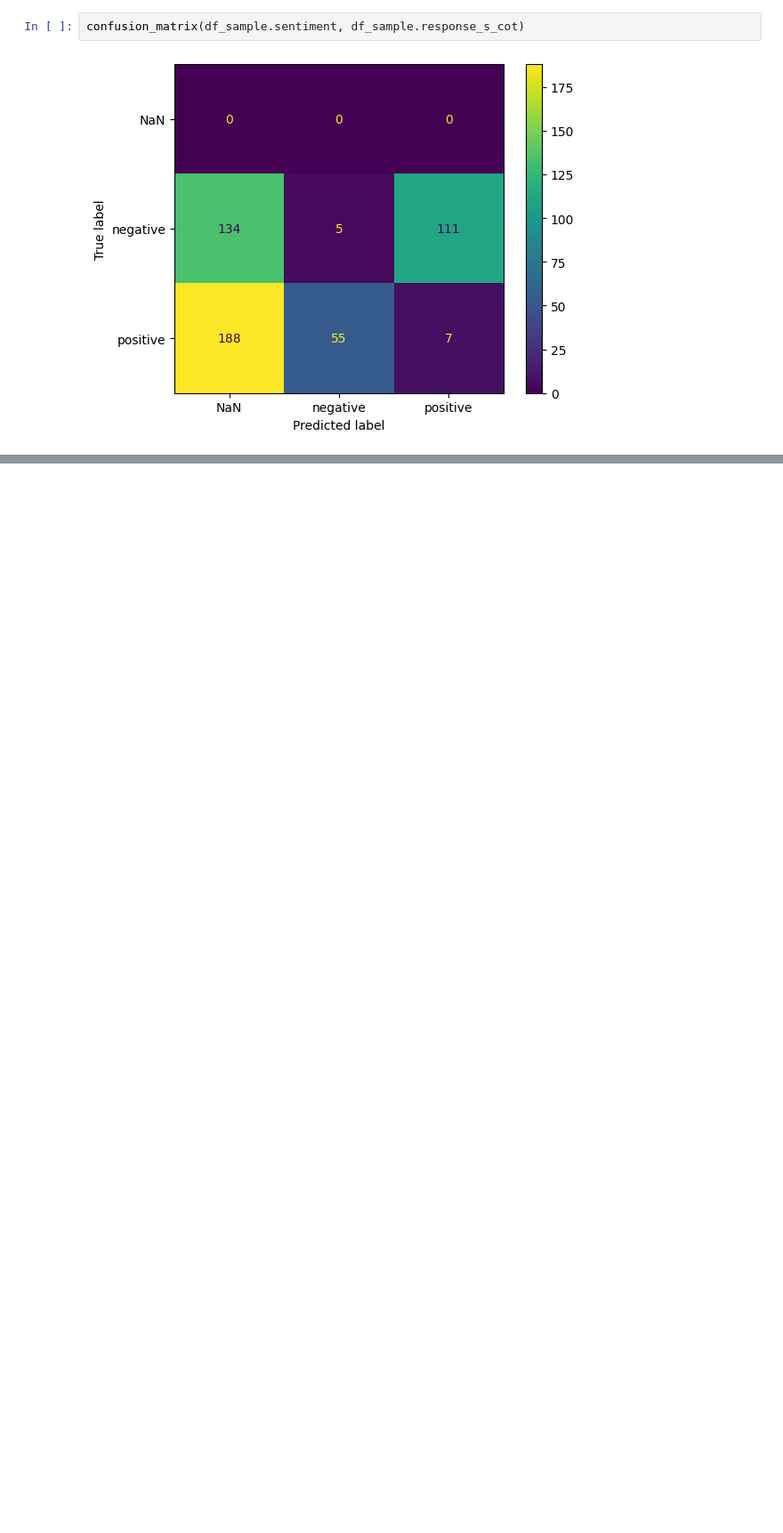
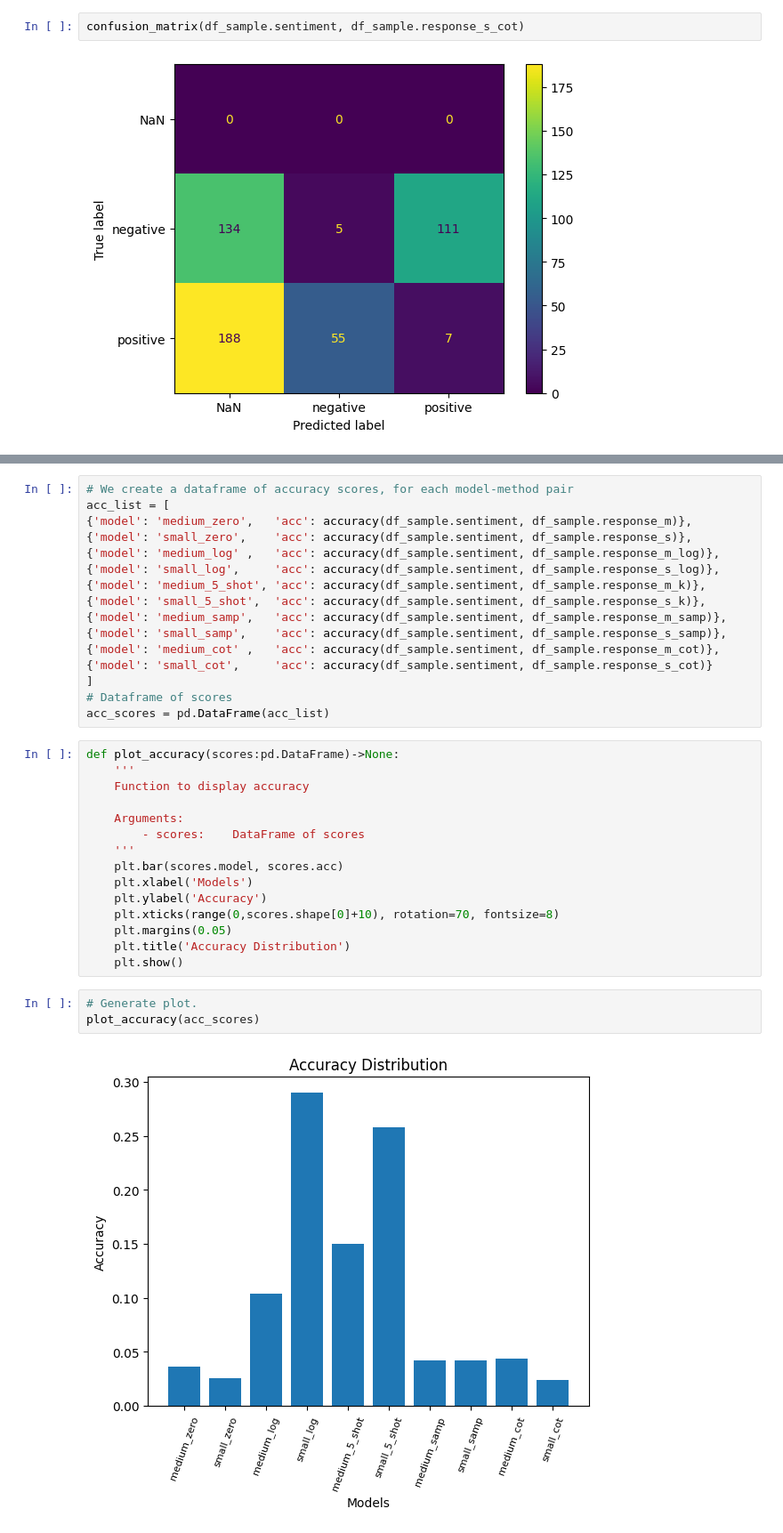
Before and after one commit to camilothorne/sentiment_analysis_w_llms, a Jupyter notebook: notebook/analysis_notebook.ipynb, the cells around one changed output, grey strips where cells are left out. Shown at 89% size. Cells and saved outputs as stored; diff of their text form; blank space fills up the shorter version.

Commit message:
Added appendix with additional plots

```diff
--- a/notebook/analysis_notebook.ipynb
+++ b/notebook/analysis_notebook.ipynb
@@ -1181,0 +1194,36 @@ confusion_matrix(df_sample.sentiment, df_sample.response_s_cot)
+# %%
+# We create a dataframe of accuracy scores, for each model-method pair
+acc_list = [
+{'model': 'medium_zero',   'acc': accuracy(df_sample.sentiment, df_sample.response_m)},
+{'model': 'small_zero',    'acc': accuracy(df_sample.sentiment, df_sample.response_s)},
+{'model': 'medium_log' ,   'acc': accuracy(df_sample.sentiment, df_sample.response_m_log)},
+{'model': 'small_log',     'acc': accuracy(df_sample.sentiment, df_sample.response_s_log)},
+{'model': 'medium_5_shot', 'acc': accuracy(df_sample.sentiment, df_sample.response_m_k)},
+{'model': 'small_5_shot',  'acc': accuracy(df_sample.sentiment, df_sample.response_s_k)},
+{'model': 'medium_samp',   'acc': accuracy(df_sample.sentiment, df_sample.response_m_samp)},
+{'model': 'small_samp',    'acc': accuracy(df_sample.sentiment, df_sample.response_s_samp)},
+{'model': 'medium_cot' ,   'acc': accuracy(df_sample.sentiment, df_sample.response_m_cot)},
+{'model': 'small_cot',     'acc': accuracy(df_sample.sentiment, df_sample.response_s_cot)}
+]
+# Dataframe of scores
+acc_scores = pd.DataFrame(acc_list)
+# %%
+def plot_accuracy(scores:pd.DataFrame)->None:
+    '''
+    Function to display accuracy
+
+    Arguments:
+        - scores:    DataFrame of scores
+    '''
+    plt.bar(scores.model, scores.acc)
+    plt.xlabel('Models')
+    plt.ylabel('Accuracy')
+    plt.xticks(range(0,scores.shape[0]+10), rotation=70, fontsize=8)
+    plt.margins(0.05)
+    plt.title('Accuracy Distribution')
+    plt.show()
+# %%
+# Generate plot.
+plot_accuracy(acc_scores)
+# %% [output]
+[figure, added]
```
Also changed, not shown: parts of 7 cells of this notebook, 1 other file.
